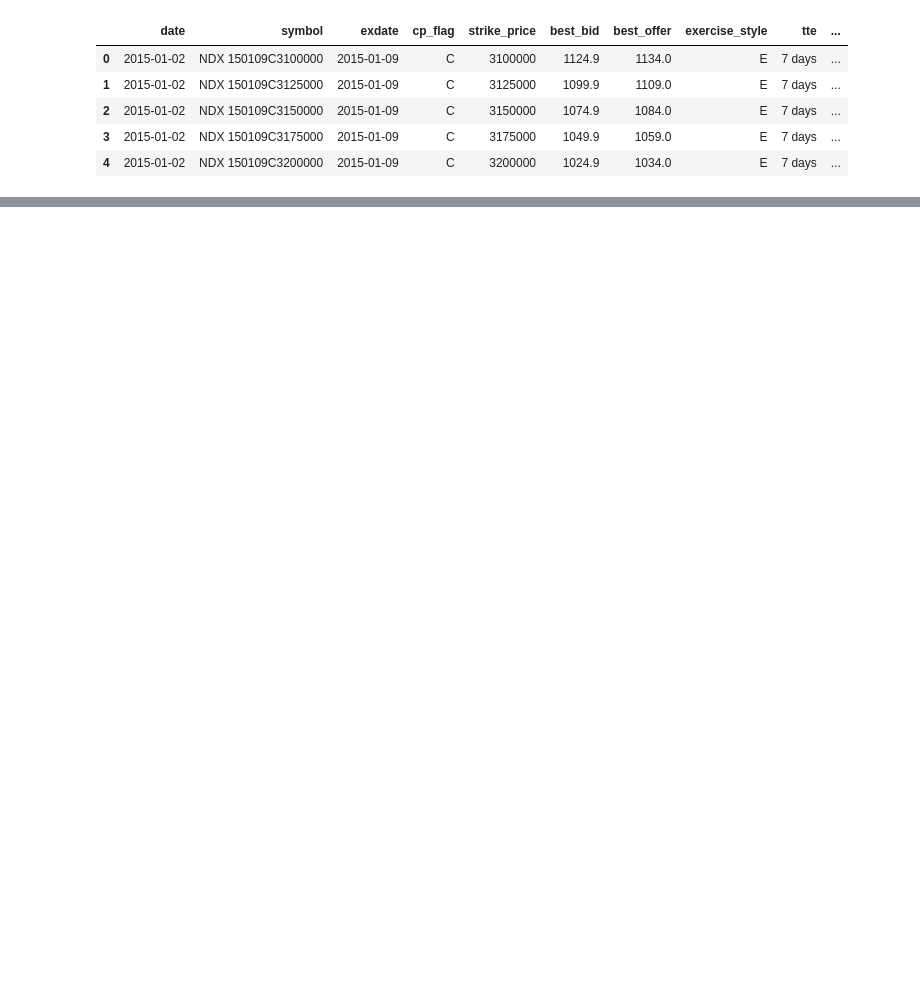
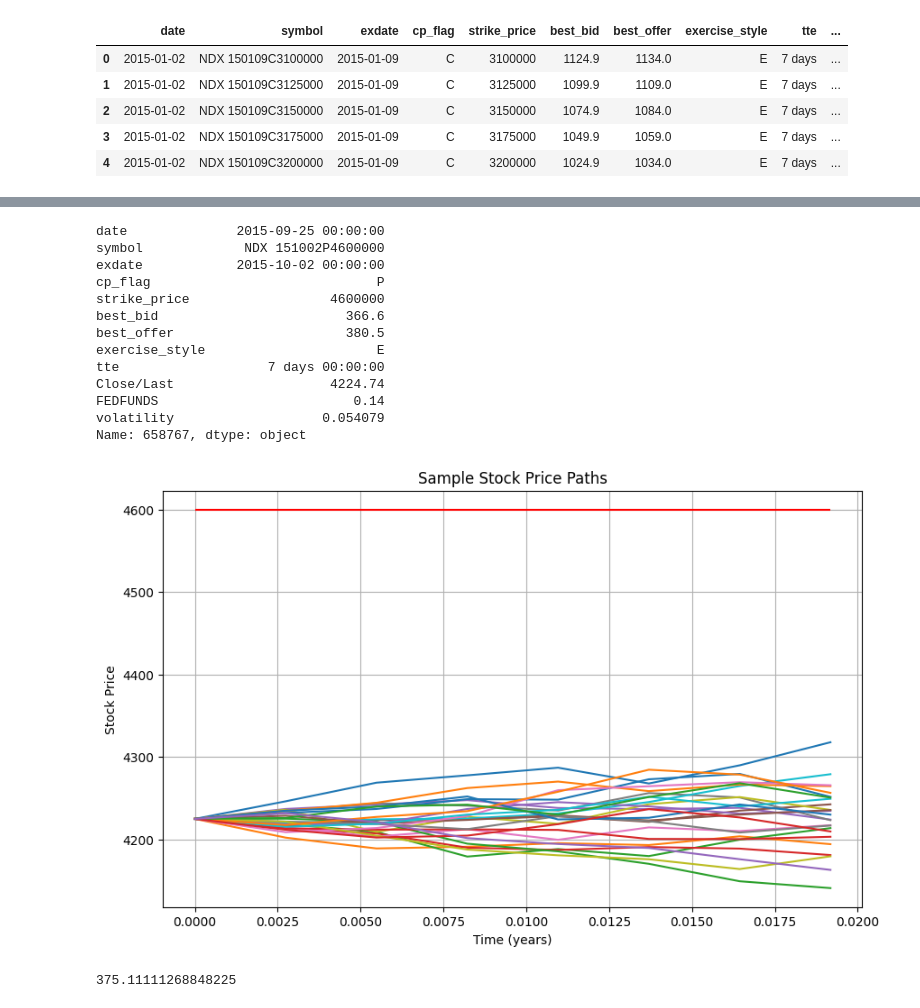
Before and after one commit to ili23/CDS-QF-Options-Pricing-Model, a Jupyter notebook: monte-carlo_model.ipynb, the cells around one changed output, grey strips where cells are left out. Saved outputs shown, nothing was run; the diff lists cells and outputs as text; code cells hidden in the pictures; blank space fills up the shorter version.

```diff
--- a/monte-carlo_model.ipynb
+++ b/monte-carlo_model.ipynb
@@ -58,6 +85,8 @@ eu_df["exdate"] = pd.to_datetime(eu_df["exdate"], format="%Y%m%d")
 eu_df["tte"] = eu_df["exdate"] - eu_df["date"]
 eu_df["rf_join_date"] = pd.to_datetime(eu_df["date"].apply(lambda x: datetime.date(x.year, x.month, 1)))
 eu_df = pd.merge(eu_df, rf_df, left_on="rf_join_date", right_on="DATE")
+eu_df = pd.merge(eu_df, stock_price_df, left_on="date", right_on="Date")
+eu_df = eu_df[["date", "symbol", "exdate", "cp_flag", "strike_price", "best_bid", "best_offer", "exercise_style", "tte", "Close/Last", "FEDFUNDS", "volatility"]]
 eu_df.head()
 # %% [output]
 |  | date | symbol | exdate | cp_flag | strike_price | best_bid | best_offer | exercise_style | tte | ... |
@@ -199,0 +198,27 @@ def generate_random_paths(u_price, int_rate, volatility, ttm, time_step, n_paths
+# %%
+row = eu_df.iloc[658767]
+monte_carlo_european_option_pricing(
+    row["Close/Last"],
+    row["strike_price"] / 1000,
+    row["tte"].days / 365,
+    row["FEDFUNDS"] / 100,
+    row["volatility"],
+    type_of_option= "Call" if row["cp_flag"] == "C" else "Put",
+    plot=True
+)
+# %% [output]
+date              2015-09-25 00:00:00
+symbol             NDX 151002P4600000
+exdate            2015-10-02 00:00:00
+cp_flag                             P
+strike_price                  4600000
+best_bid                        366.6
+best_offer                      380.5
+exercise_style                      E
+tte                   7 days 00:00:00
+Close/Last                    4224.74
+FEDFUNDS                         0.14
+volatility                   0.054079
+Name: 658767, dtype: object
+[figure, added]
+375.11111268848225
```
Also changed, not shown: parts of 10 cells of this notebook.
